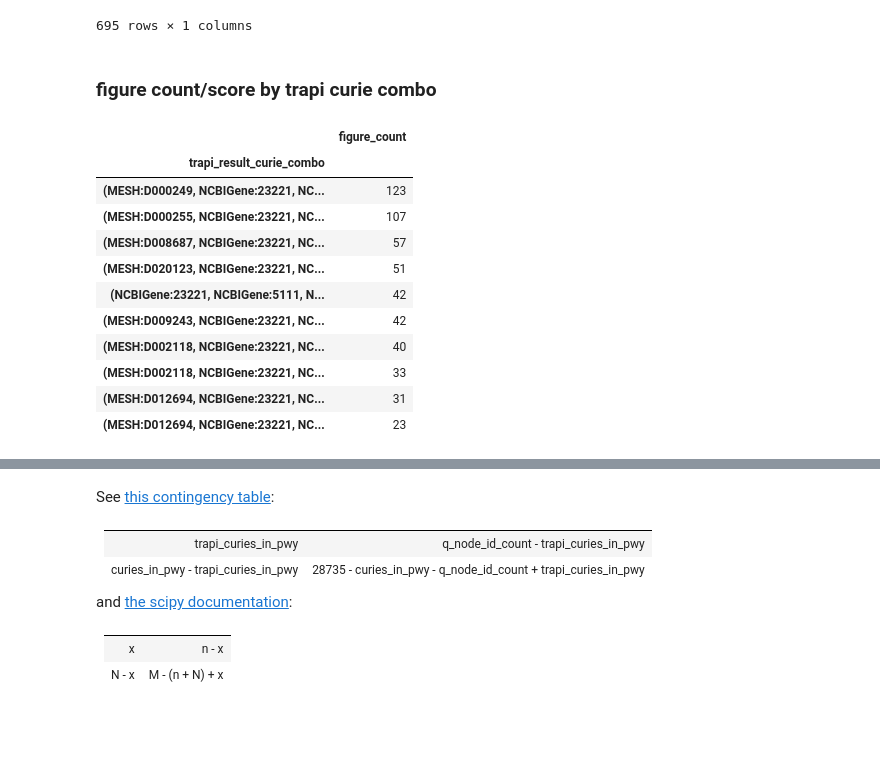
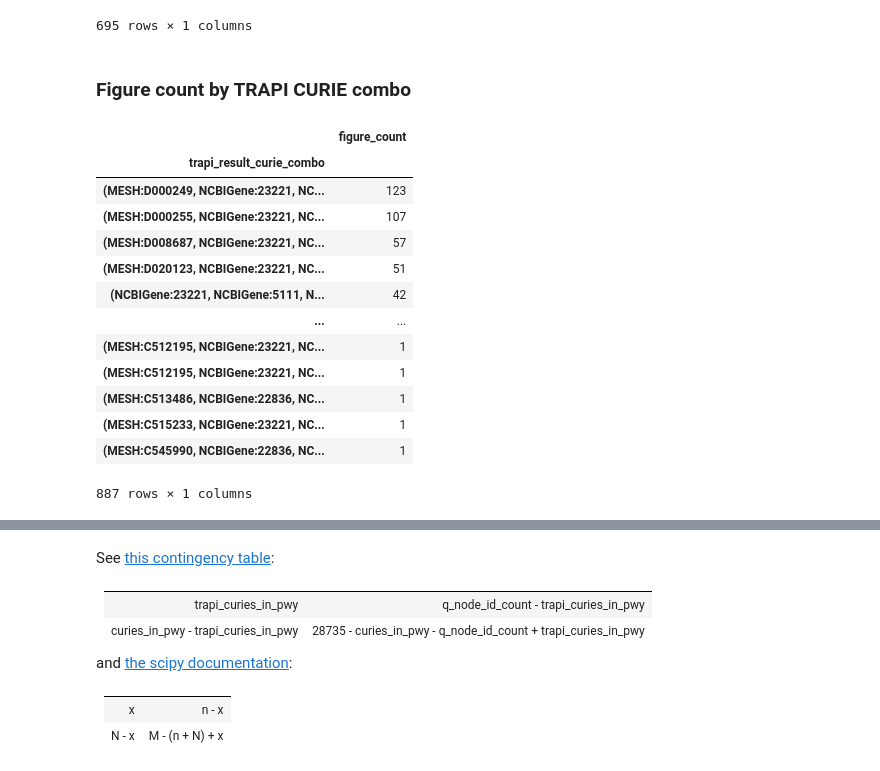
Before and after one commit to wikipathways/pathway-figure-ocr, a Jupyter notebook: notebooks/bte_sleeve_A.2_RHOBTB2_twohop.ipynb, the cells around one changed output, grey strips where cells are left out. Cells and saved outputs as stored; diff of their text form; code cells hidden in the pictures; blank space fills up the shorter version.

```diff
--- a/notebooks/bte_sleeve_A.2_RHOBTB2_twohop.ipynb
+++ b/notebooks/bte_sleeve_A.2_RHOBTB2_twohop.ipynb
@@ -499,22 +492,24 @@ trapi_curie_combo_count_by_figure_df
 | PMC4868718__oncotarget-07-5738-g0... | 1 |
 695 rows × 1 columns
 # %% [markdown]
-### figure count/score by trapi curie combo
+### Figure count by TRAPI CURIE combo
 # %%
 trapi_figure_overlap_df[["trapi_result_curie_combo", "figure_id"]].rename(columns={
     "figure_id": "figure_count"
 }).groupby("trapi_result_curie_combo").count().sort_values(
-    by="figure_count", ascending=False).head(10)
+    by="figure_count", ascending=False)
 # %% [output]
 |  | figure_count |
 | trapi_result_curie_combo |  |
 | (MESH:D000249, NCBIGene:23221, NC... | 123 |
 | (MESH:D000255, NCBIGene:23221, NC... | 107 |
 | (MESH:D008687, NCBIGene:23221, NC... | 57 |
 | (MESH:D020123, NCBIGene:23221, NC... | 51 |
 | (NCBIGene:23221, NCBIGene:5111, N... | 42 |
-| (MESH:D009243, NCBIGene:23221, NC... | 42 |
-| (MESH:D002118, NCBIGene:23221, NC... | 40 |
-| (MESH:D002118, NCBIGene:23221, NC... | 33 |
-| (MESH:D012694, NCBIGene:23221, NC... | 31 |
-| (MESH:D012694, NCBIGene:23221, NC... | 23 |
+| ... | ... |
+| (MESH:C512195, NCBIGene:23221, NC... | 1 |
+| (MESH:C512195, NCBIGene:23221, NC... | 1 |
+| (MESH:C513486, NCBIGene:22836, NC... | 1 |
+| (MESH:C515233, NCBIGene:23221, NC... | 1 |
+| (MESH:C545990, NCBIGene:22836, NC... | 1 |
+887 rows × 1 columns
```
Also changed, not shown: parts of 27 cells of this notebook.
